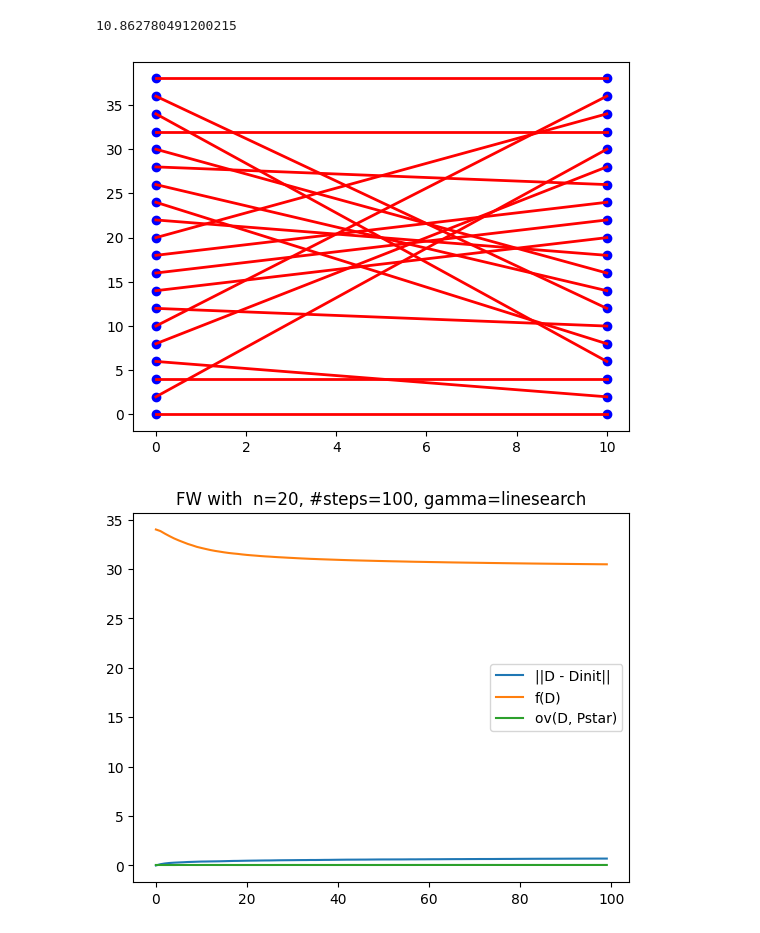
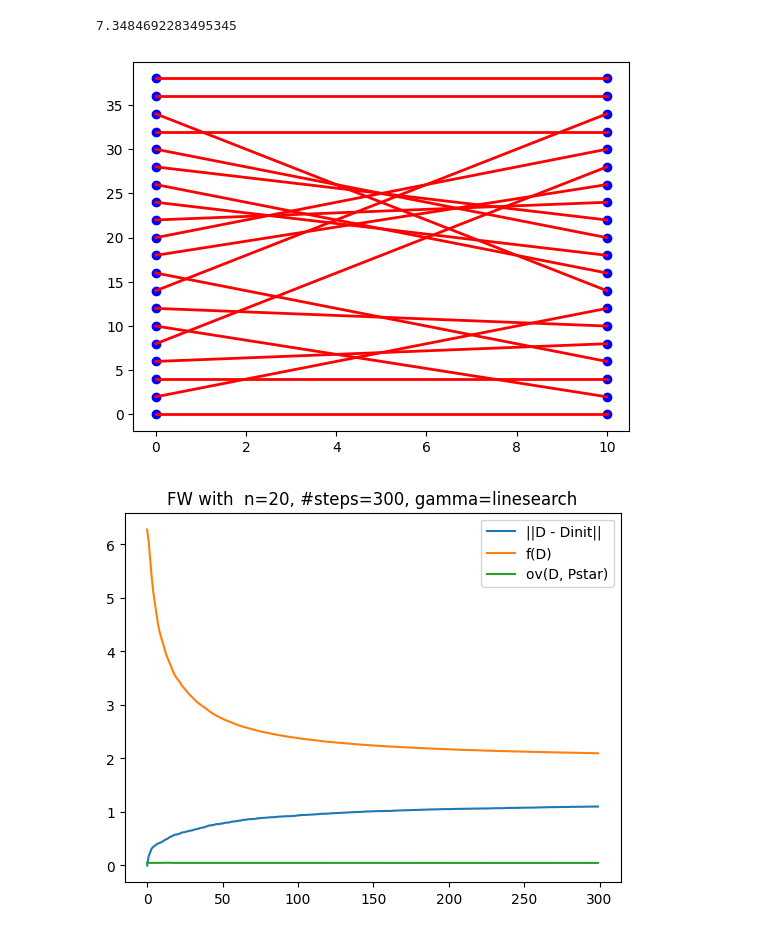
Before and after one commit to jakobmaier-eu/graph-gromov, a Jupyter notebook: testing_algorithms.ipynb, the cells around one changed output. Drawn from its saved outputs; the diff is of its cells as text; code cells hidden in the pictures.

```diff
--- a/testing_algorithms.ipynb
+++ b/testing_algorithms.ipynb
@@ -31,9 +31,7 @@ p = 0.4
 
 A_eq, b_eq =  bistochastic_equality_constraints(n)
 
-G0, A0 = sample_Erdos_Renyi(n, p)
-G1, A1 = noisy_copy_same_nodes(G0, 0.9)
-
+G0, G1, A0, A1 = sample_correlated_geometric(n, p, d=3, s=0.8)
 Ps = rand_perm_matrix(n)
 print(G0)
 print(G1)
@@ -81,12 +81,12 @@ print(np.linalg.norm(A0.toarray() - D @ A1.toarray() @ D.T))
 plot_alignment(G0,G1, Dp)
 print(np.linalg.norm(A0.toarray() - Dp @ A1.toarray() @ Dp.T))
 # %% [output]
-10.862780491200215
+7.3484692283495345
-[figure, old version]
+[figure, new version]
 # %%
-D1 = frank_wolfe(A0, A1, 100, Pstar=Ps , method="mindiff",plot=True)
+D1 = frank_wolfe(A0, A1, 300, Pstar=Ps , method="mindiff",plot=True)
 # %% [output]
-[figure, old version]
+[figure, new version]
 # %%
 D1p = project_to_perm(D1, A_eq, b_eq)
 
```
Also changed, not shown: parts of 13 cells of this notebook, 1 other file.
